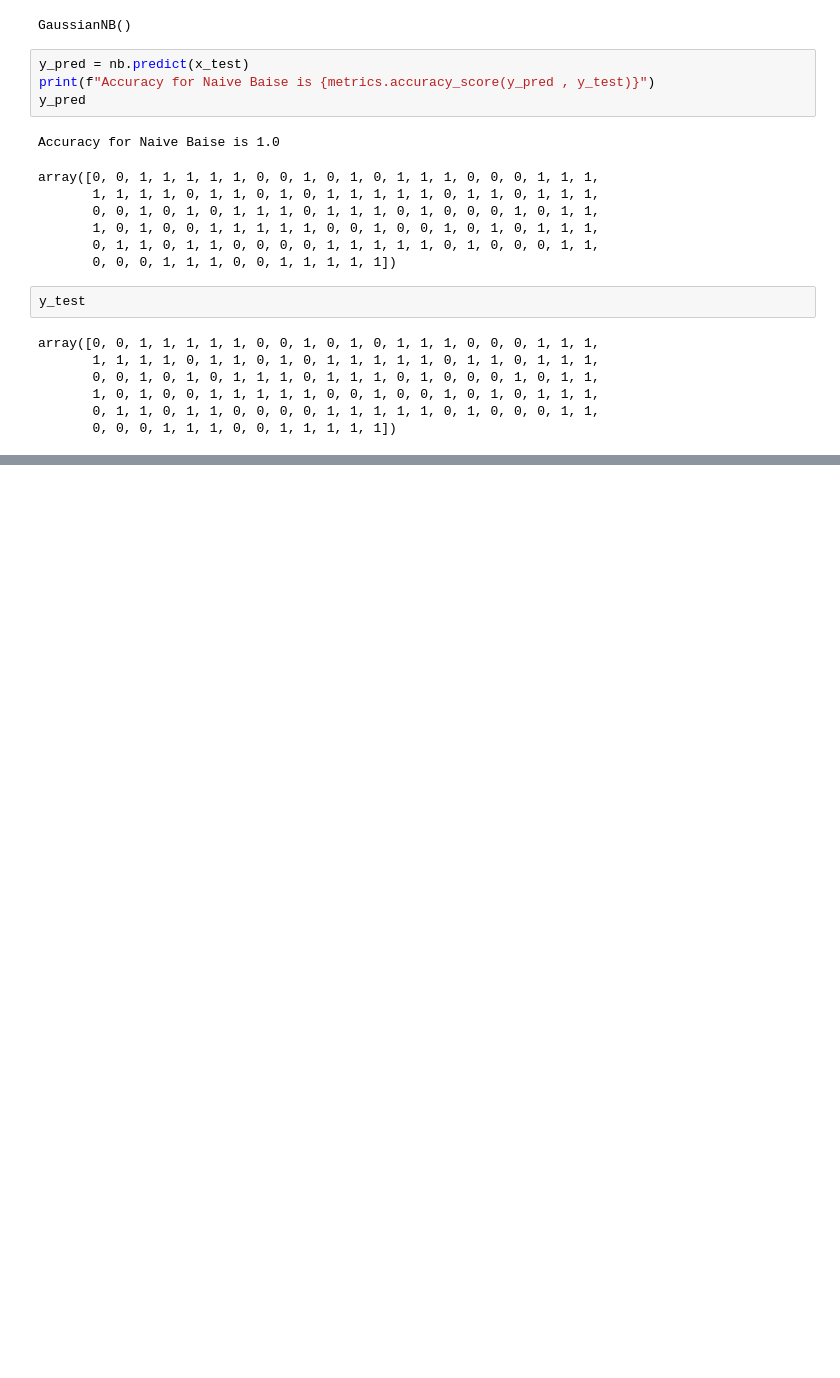
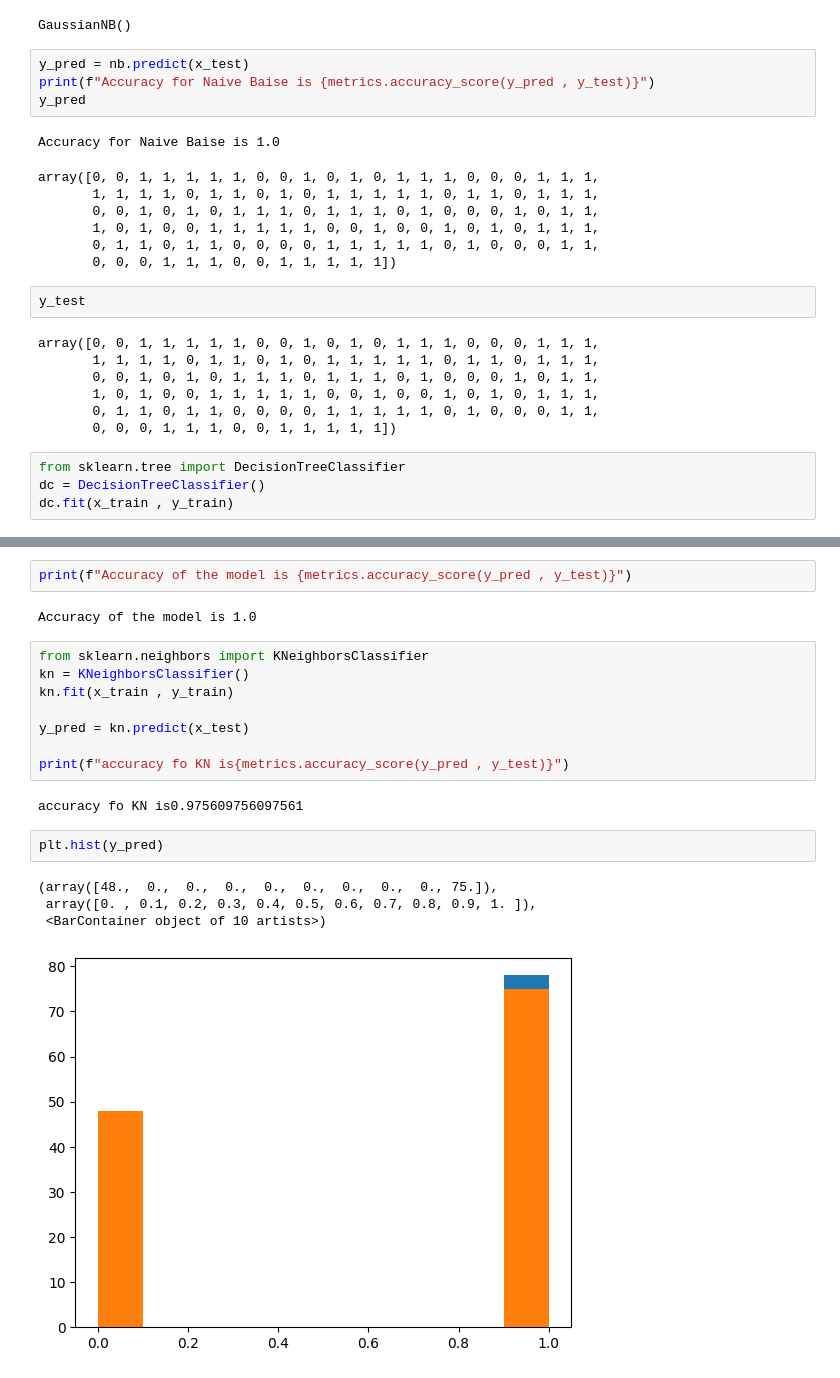
Before and after one commit to dilancodecircle-star/ML-projects-, a Jupyter notebook: Loan_approve_system.ipynb, the cells around one changed output, grey strips where cells are left out. Saved outputs shown, nothing was run; the diff lists cells and outputs as text; blank space fills up the shorter version.

Commit message:
train Knn model

```diff
--- a/Loan_approve_system.ipynb
+++ b/Loan_approve_system.ipynb
@@ -511,3 +511,7 @@ array([0, 0, 1, 1, 1, 1, 1, 0, 0, 1, 0, 1, 0, 1, 1, 1, 0, 0, 0, 1, 1, 1,
        1, 0, 1, 0, 0, 1, 1, 1, 1, 1, 0, 0, 1, 0, 0, 1, 0, 1, 0, 1, 1, 1,
        0, 1, 1, 0, 1, 1, 0, 0, 0, 0, 1, 1, 1, 1, 1, 0, 1, 0, 0, 0, 1, 1,
        0, 0, 0, 1, 1, 1, 0, 0, 1, 1, 1, 1, 1])
+# %%
+from sklearn.tree import DecisionTreeClassifier
+dc = DecisionTreeClassifier()
+dc.fit(x_train , y_train)
@@ -513,0 +536,21 @@ array([0, 0, 1, 1, 1, 1, 1, 0, 0, 1, 0, 1, 0, 1, 1, 1, 0, 0, 0, 1, 1, 1,
+# %%
+print(f"Accuracy of the model is {metrics.accuracy_score(y_pred , y_test)}")
+# %% [output]
+Accuracy of the model is 1.0
+# %%
+from sklearn.neighbors import KNeighborsClassifier
+kn = KNeighborsClassifier()
+kn.fit(x_train , y_train)
+
+y_pred = kn.predict(x_test)
+
+print(f"accuracy fo KN is{metrics.accuracy_score(y_pred , y_test)}")
+# %% [output]
+accuracy fo KN is0.975609756097561
+# %%
+plt.hist(y_pred)
+# %% [output]
+(array([48.,  0.,  0.,  0.,  0.,  0.,  0.,  0.,  0., 75.]),
+ array([0. , 0.1, 0.2, 0.3, 0.4, 0.5, 0.6, 0.7, 0.8, 0.9, 1. ]),
+ <BarContainer object of 10 artists>)
+[figure, added]
```
Also changed, not shown: parts of 3 cells of this notebook.
